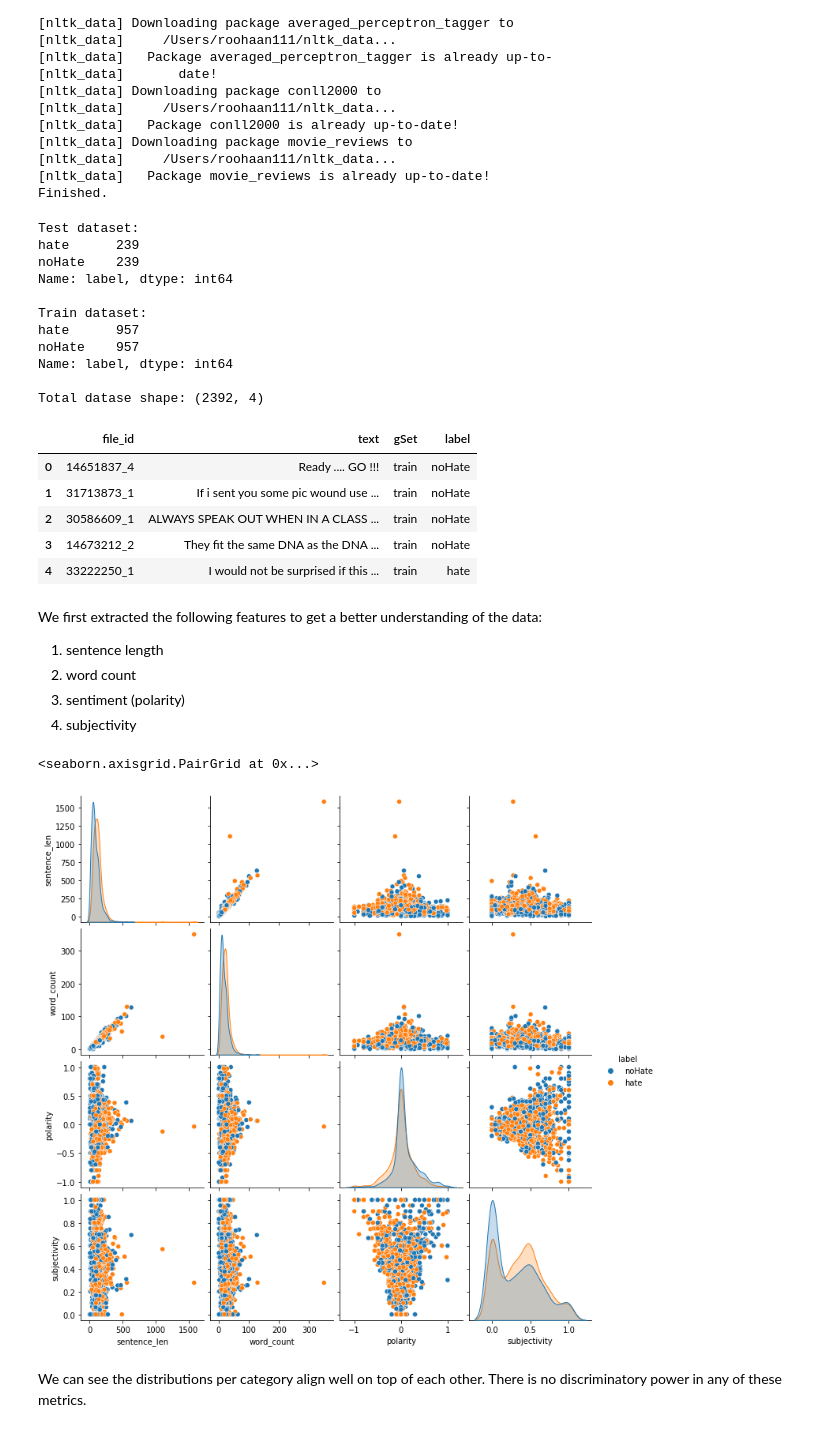
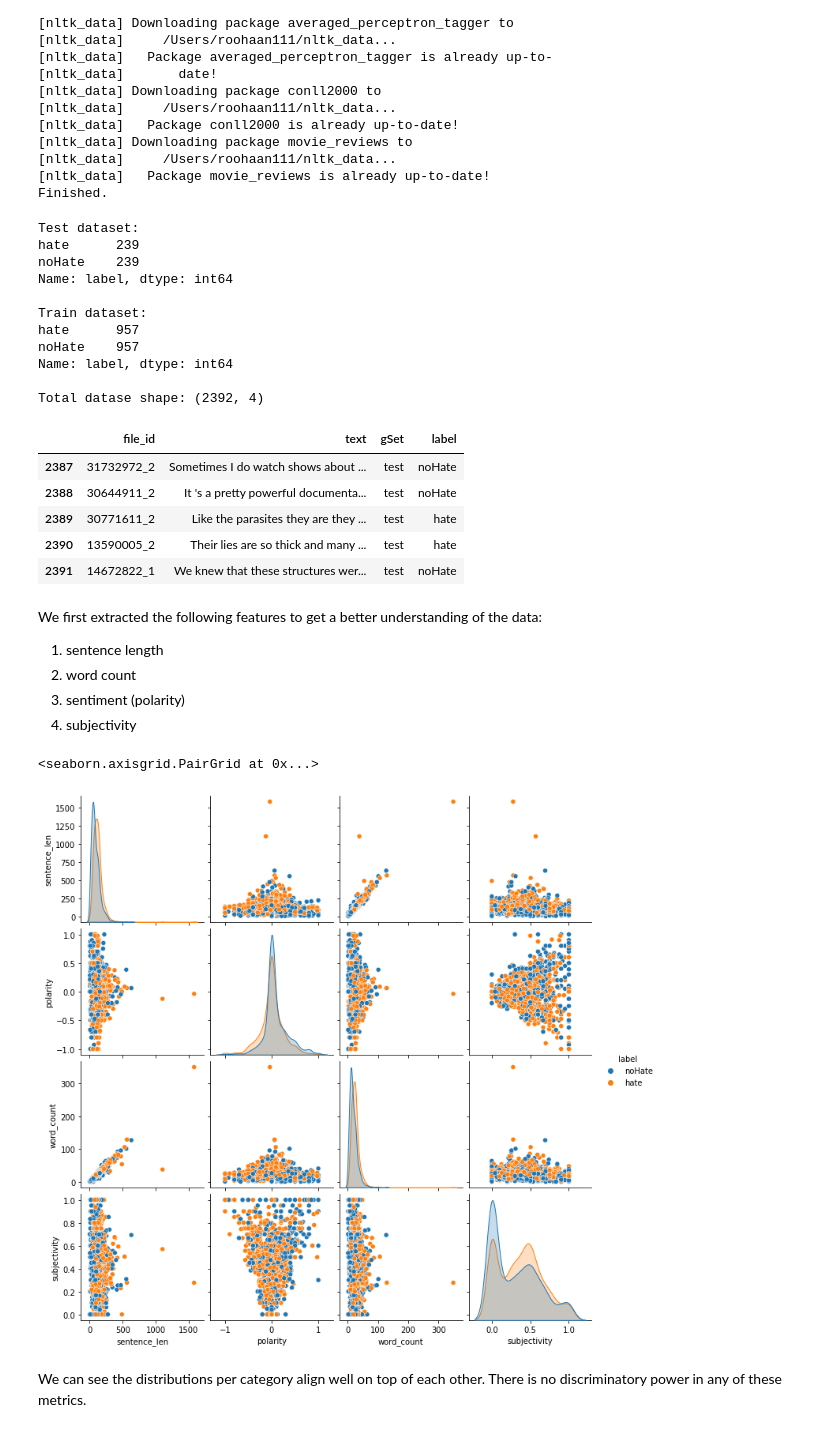
Before and after one commit to tenglina/Hate-Speech-Recognition, a Jupyter notebook: final version.ipynb, the cells around one changed output. Drawn from its saved outputs; the diff is of its cells as text; code cells hidden in the pictures.

```diff
--- a/final version.ipynb
+++ b/final version.ipynb
@@ -91,7 +91,7 @@ print(train_data['label'].value_counts())
 print("")
 
 print("Total datase shape:", comb_data.shape)
-comb_data.head()
+comb_data.tail()
 # %% [output]
 Test dataset:
 hate      239
@@ -105,11 +105,11 @@ Name: label, dtype: int64
 
 Total datase shape: (2392, 4)
 |  | file_id | text | gSet | label |
-| 0 | 14651837_4 | Ready .... GO !!! | train | noHate |
-| 1 | 31713873_1 | If i sent you some pic wound use ... | train | noHate |
-| 2 | 30586609_1 | ALWAYS SPEAK OUT WHEN IN A CLASS ... | train | noHate |
-| 3 | 14673212_2 | They fit the same DNA as the DNA ... | train | noHate |
-| 4 | 33222250_1 | I would not be surprised if this ... | train | hate |
+| 2387 | 31732972_2 | Sometimes I do watch shows about ... | test | noHate |
+| 2388 | 30644911_2 | It 's a pretty powerful documenta... | test | noHate |
+| 2389 | 30771611_2 | Like the parasites they are they ... | test | hate |
+| 2390 | 13590005_2 | Their lies are so thick and many ... | test | hate |
+| 2391 | 14672822_1 | We knew that these structures wer... | test | noHate |
 # %% [markdown]
 We first extracted the following features to get a better understanding of the data:
 1. sentence length
@@ -125,13 +125,11 @@ comb_data['word_count'] = strSer.split().apply(lambda ls: len(ls))
 comb_data['polarity'] = txtBlob.apply(lambda blob: blob.sentiment.polarity)
 comb_data['subjectivity'] = txtBlob.apply(lambda blob: blob.sentiment.subjectivity)
 # %%
-sns.pairplot(
-  comb_data[['sentence_len', 'word_count', 'polarity', 'subjectivity', 'label']],
-  hue="label"
-)
+data_plot = comb_data[['sentence_len', 'polarity', 'word_count', 'subjectivity', 'label']]
+sns.pairplot(data_plot, hue="label")
 # %% [output]
 <seaborn.axisgrid.PairGrid at 0x...>
-[figure, old version]
+[figure, new version]
 # %% [markdown]
 We can see the distributions per category align well on top of each other. There is no discriminatory power in any of these metrics.
 # %% [markdown]
```
